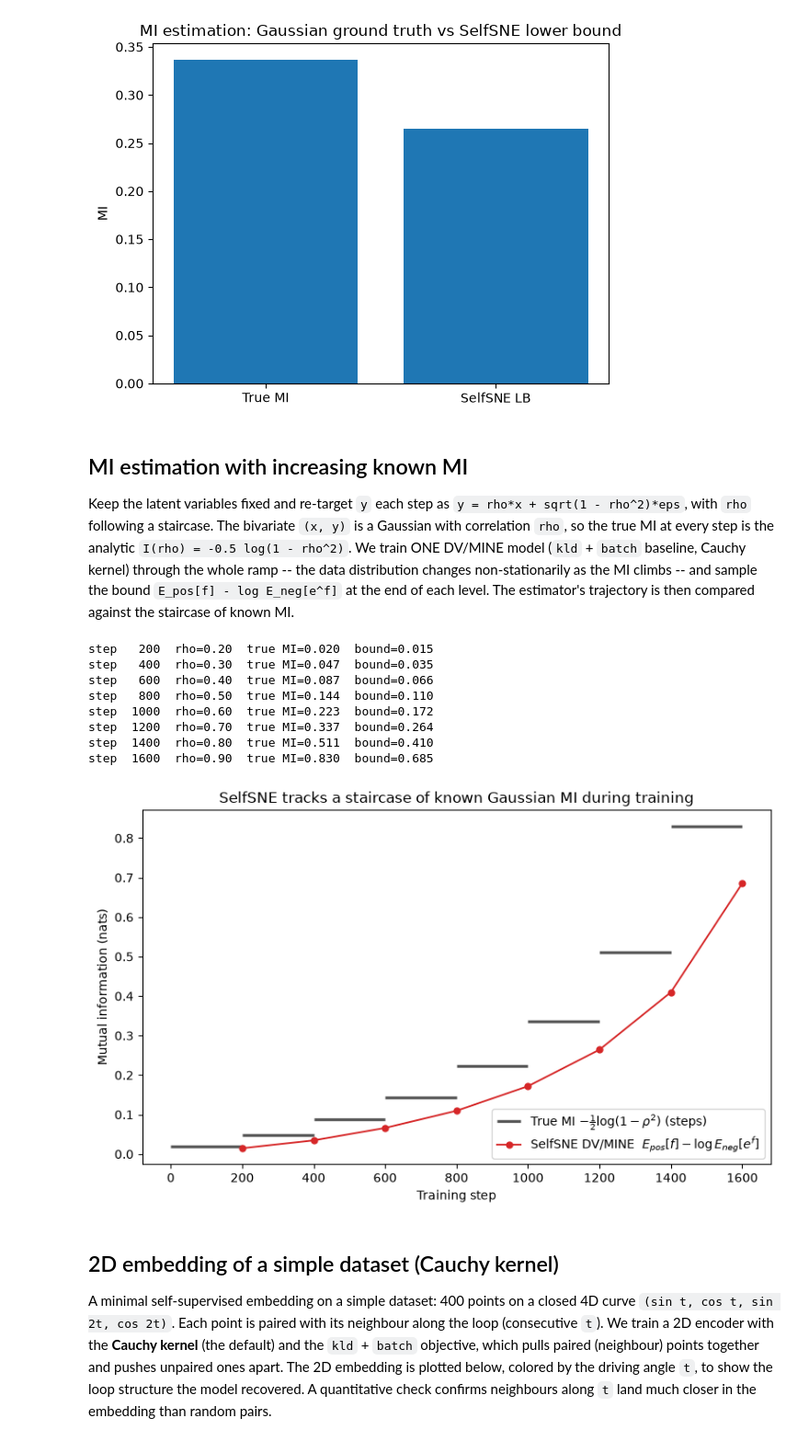
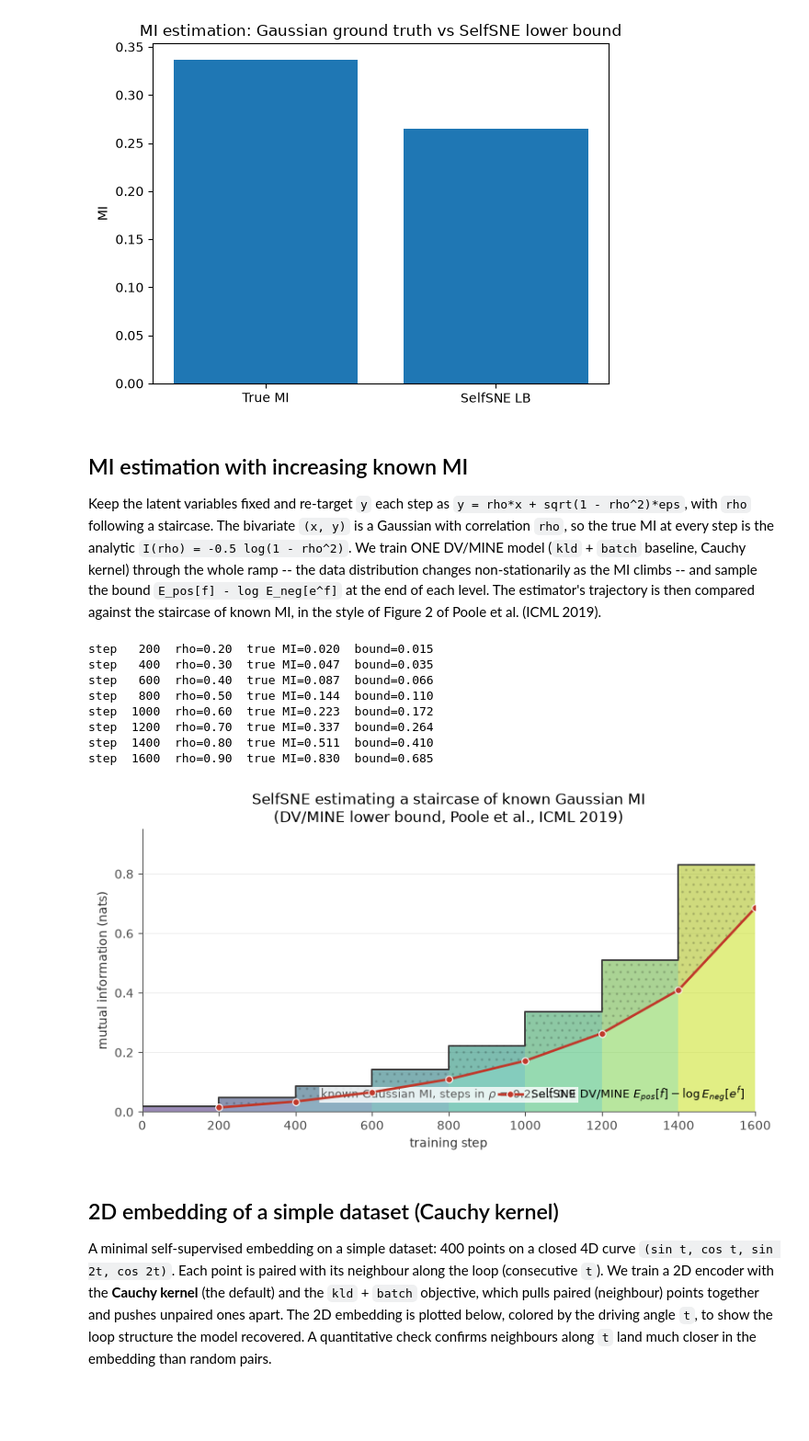
Before and after one commit to jgraving/selfsne, a Jupyter notebook: notebooks/basic_selfsne.ipynb, the cells around one changed output. Shown at 92% size. Drawn from its saved outputs; the diff is of its cells as text; code cells hidden in the pictures; blank space fills up the shorter version.

```diff
--- a/notebooks/basic_selfsne.ipynb
+++ b/notebooks/basic_selfsne.ipynb
@@ -199,7 +199,8 @@ analytic `I(rho) = -0.5 log(1 - rho^2)`. We train ONE DV/MINE model (`kld` +
 `batch` baseline, Cauchy kernel) through the whole ramp -- the data distribution
 changes non-stationarily as the MI climbs -- and sample the bound
 `E_pos[f] - log E_neg[e^f]` at the end of each level. The estimator's trajectory
-is then compared against the staircase of known MI.
+is then compared against the staircase of known MI, in the style of
+Figure 2 of Poole et al. (ICML 2019).
 # %%
 import torch
 from selfsne import SelfSNE, get_lr_scheduler
@@ -278,30 +279,74 @@ step  1400  rho=0.80  true MI=0.511  bound=0.410
 step  1600  rho=0.90  true MI=0.830  bound=0.685
 # %%
 import matplotlib
+matplotlib.rcParams.update({
+    "font.size": 10,
+    "axes.edgecolor": "0.4",
+    "axes.labelcolor": "0.2",
+    "xtick.color": "0.3",
+    "ytick.color": "0.3",
+})
 import matplotlib.pyplot as plt
 import numpy as np
 
 steps = np.array([r[0] for r in record])
-rhos = np.array([r[1] for r in record])
 true_mi = np.array([r[2] for r in record])
 bounds = np.array([r[3] for r in record])
 
-fig, ax = plt.subplots(figsize=(8, 5))
-# true-MI staircase: each known level holds constant over its training block
-for i in range(len(true_mi)):
-    ax.hlines(true_mi[i], i * steps_per_level, (i + 1) * steps_per_level,
-              color="0.35", lw=2.4,
-              label="True MI $-\\frac{1}{2}\\log(1-\\rho^2)$ (steps)" if i == 0 else None)
-ax.plot(steps, bounds, "o-", color="tab:red", ms=5, lw=1.4,
-        label="SelfSNE DV/MINE  $E_{pos}[f]-\\log E_{neg}[e^{f}]$")
-ax.set_xlabel("Training step")
-ax.set_ylabel("Mutual information (nats)")
-ax.set_title("SelfSNE tracks a staircase of known Gaussian MI during training")
-ax.legend(loc="lower right")
+L = steps_per_level
+T = L * len(true_mi)
+
+fig, ax = plt.subplots(figsize=(8.0, 4.4))
+
+# Known Gaussian MI as a rainbow staircase: one colored step per training
+# block (Poole et al., ICML 2019 -- the data correlation, and hence the true
+# MI, ramps up as training proceeds).  Filling each block from the axis makes
+# the steps read as a rising colored ramp.
+cmap = plt.cm.viridis(np.linspace(0.12, 0.92, len(true_mi)))
+for i, (tm, col) in enumerate(zip(true_mi, cmap)):
+    x0 = i * L
+    ax.bar(x0 + L / 2, tm, width=L, color=(col[0], col[1], col[2], 0.55),
+           edgecolor="none", zorder=2)
+# Dark outline over the top of the staircase (level held over each block).
+ax.step(np.concatenate([[0], steps]),
+        np.concatenate([true_mi, [true_mi[-1]]]),
+        where="post", color="0.25", lw=1.4, zorder=3)
+
+# Light shading in the gap between the known level and the bound.
+xb = np.linspace(0, T, 401)
+lvl = np.clip(np.searchsorted(steps, xb, side="left"), 0, len(true_mi) - 1)
+ystair = true_mi[lvl]
+binterp = np.interp(xb, steps, bounds)
+ax.fill_between(xb, ystair, binterp, where=ystair >= binterp,
+                facecolor="0.3", alpha=0.12, edgecolor="none",
+                hatch="..", lw=0, zorder=4)
+
+# SelfSNE DV/MINE lower bound: the quantity trained and sampled each block.
+ax.plot(steps, bounds, "o-", ms=5.5, lw=2.0, color="#c0392b",
+        mfc="#c0392b", mec="white", mew=0.8, zorder=6,
+        label=r"SelfSNE DV/MINE $E_{pos}[f] - \log E_{neg}[e^{f}]$")
+ax.legend(loc="lower right", fontsize=9.5, frameon=False)
+
+ax.text(0.5 * T, 0.045,
+        r"known Gaussian MI, steps in $\rho$ = $0.2$, $\ldots$, $0.9$",
+        ha="center", va="baseline", fontsize=9.5, color="0.35", zorder=5,
+        bbox=dict(facecolor="white", edgecolor="none", alpha=0.8, pad=1.5))
+
+ax.set_xlabel("training step")
+ax.set_ylabel("mutual information (nats)")
+ax.set_title("SelfSNE estimating a staircase of known Gaussian MI\n"
+             "(DV/MINE lower bound, Poole et al., ICML 2019)")
+ax.grid(axis="y", color="0.9", lw=0.5, zorder=0)
+ax.set_axisbelow(True)
+for spine in ("top", "right"):
+    ax.spines[spine].set_visible(False)
+ax.set_xlim(0, T)
+ax.set_ylim(0, 0.95)
+ax.set_xticks(np.linspace(0, T, 9))
 fig.tight_layout()
 plt.show()
 # %% [output]
-[figure, old version]
+[figure, new version]
 # %% [markdown]
 ## 2D embedding of a simple dataset (Cauchy kernel)
 
```
Also changed, not shown: parts of 1 cell of this notebook.
